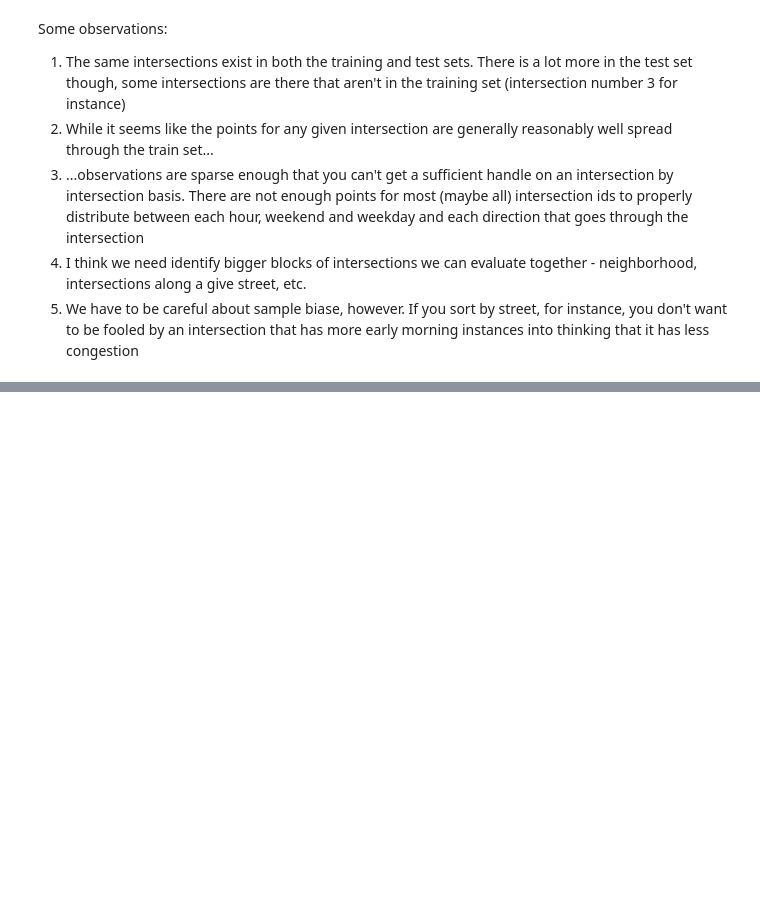
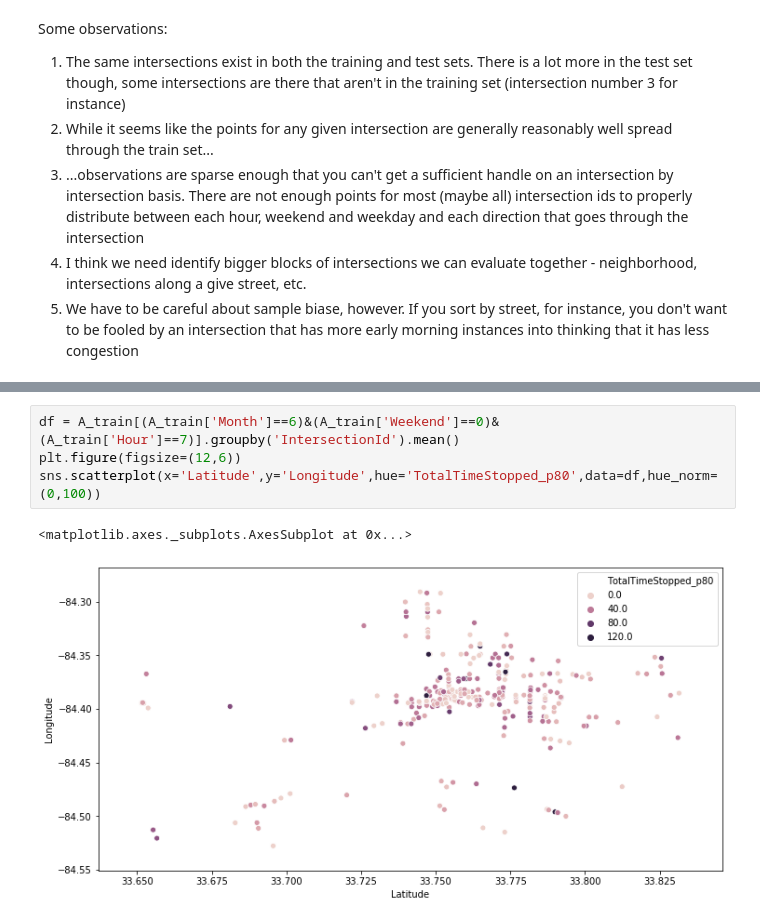
Before and after one commit to max-miller/kaggle_crue, a Jupyter notebook: bigquery-geotab-intersection-congestion/data_exploration.ipynb, the cells around one changed output, grey strips where cells are left out. Drawn from its saved outputs; the diff is of its cells as text; blank space fills up the shorter version.

Commit message:
Minor data exploration update

```diff
--- a/bigquery-geotab-intersection-congestion/data_exploration.ipynb
+++ b/bigquery-geotab-intersection-congestion/data_exploration.ipynb
@@ -139,0 +151,7 @@ A_train[(A_train['EntryStreetName']=='Peachtree Street Southwest')&(A_train['Mon
+# %%
+df = A_train[(A_train['Month']==6)&(A_train['Weekend']==0)&(A_train['Hour']==7)].groupby('IntersectionId').mean()
+plt.figure(figsize=(12,6))
+sns.scatterplot(x='Latitude',y='Longitude',hue='TotalTimeStopped_p80',data=df,hue_norm=(0,100))
+# %% [output]
+<matplotlib.axes._subplots.AxesSubplot at 0x...>
+[figure, added]
```
Also changed, not shown: parts of 8 cells of this notebook.
